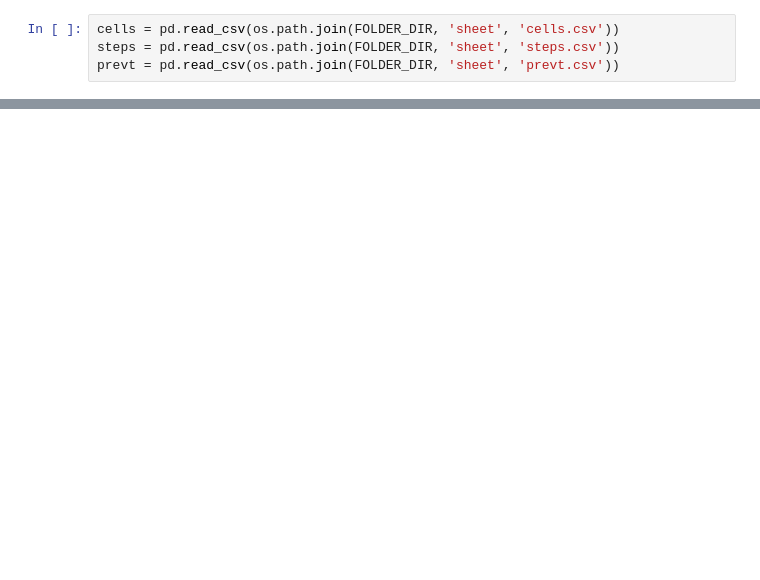
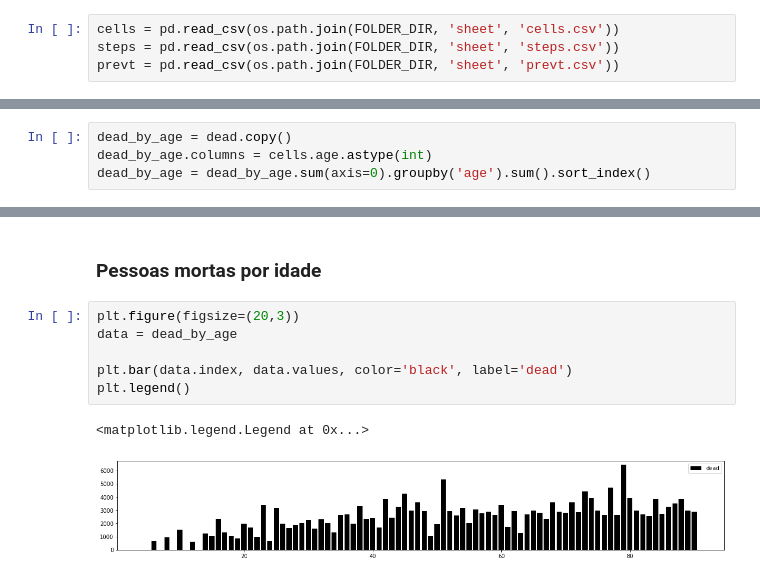
Before and after one commit to senavs/TTIC, a Jupyter notebook: notebooks/analytics.ipynb, the cells around one changed output, grey strips where cells are left out. Drawn from its saved outputs; the diff is of its cells as text; blank space fills up the shorter version.

```diff
--- a/notebooks/analytics.ipynb
+++ b/notebooks/analytics.ipynb
@@ -31,0 +52,4 @@ plt.axvline(x=prevt['isolation'].item(), color='green')
+# %%
+dead_by_age = dead.copy()
+dead_by_age.columns = cells.age.astype(int)
+dead_by_age = dead_by_age.sum(axis=0).groupby('age').sum().sort_index()
@@ -77,0 +104,11 @@ plt.axvline(x=prevt['vaccine'].item(), color='blue')
+# %% [markdown]
+### Pessoas mortas por idade
+# %%
+plt.figure(figsize=(20,3))
+data = dead_by_age
+
+plt.bar(data.index, data.values, color='black', label='dead')
+plt.legend()
+# %% [output]
+<matplotlib.legend.Legend at 0x...>
+[figure, added]
```
Also changed, not shown: parts of 25 cells of this notebook.
